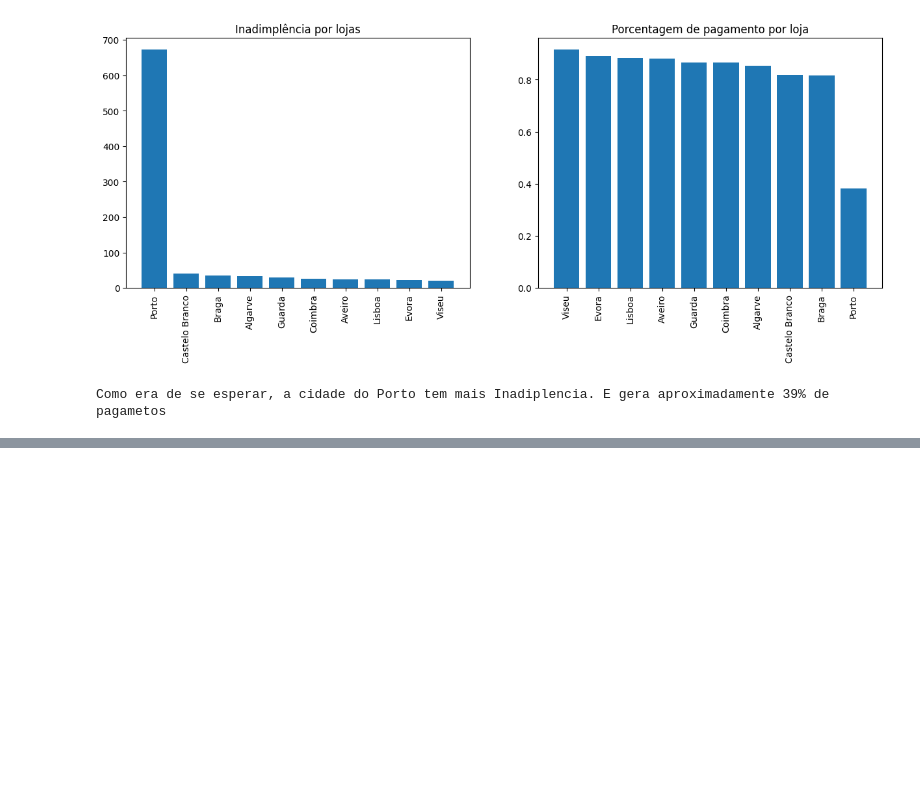
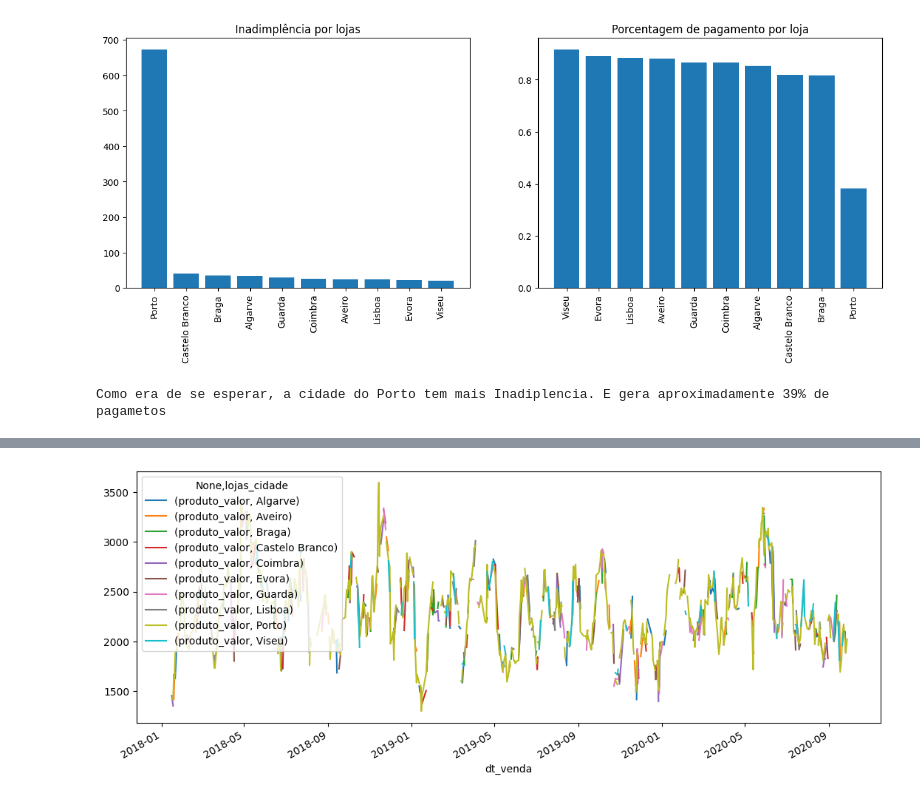
Before and after one commit to Gcango/Analise_Vendas_Soft_You, a Jupyter notebook: Soft_You_Analise_de_Vendas.ipynb, the cells around one changed output, grey strips where cells are left out. Cells and saved outputs as stored; diff of their text form; code cells hidden in the pictures; blank space fills up the shorter version.

```diff
--- a/Soft_You_Analise_de_Vendas.ipynb
+++ b/Soft_You_Analise_de_Vendas.ipynb
@@ -996,0 +1043,6 @@ Como era de se esperar, a cidade do Porto tem mais Inadiplencia. E gera aproxima
+# %%
+#plotar média móvel da receita por cidade
+fig, ax = plt.subplots(figsize=(13,5))
+media_movel_sazon = dados[['produto_valor','lojas_cidade','dt_venda']].groupby(['dt_venda','lojas_cidade']).sum().rolling(30).mean().unstack().plot(ax=ax)
+# %% [output]
+[figure, added]
```
Also changed, not shown: parts of 14 cells of this notebook.
